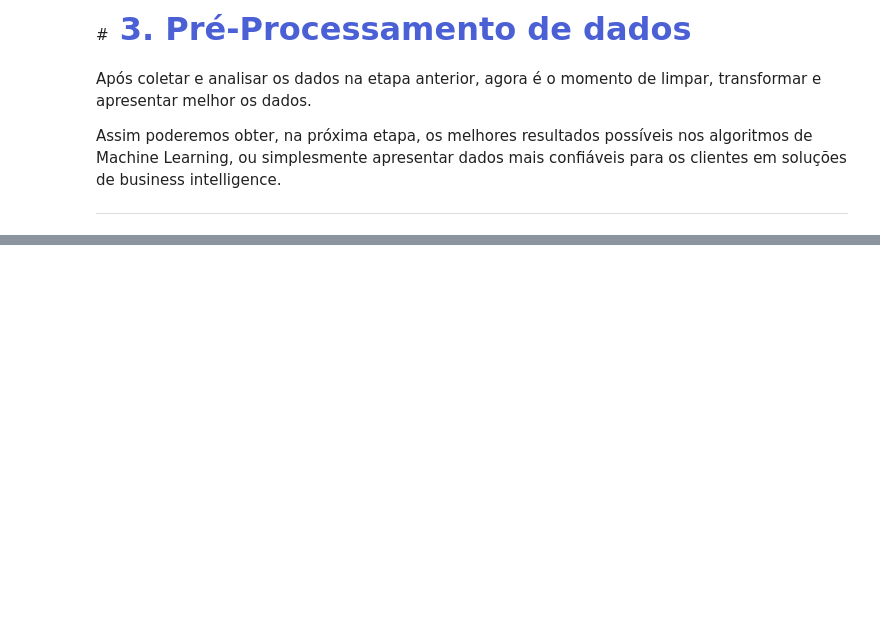
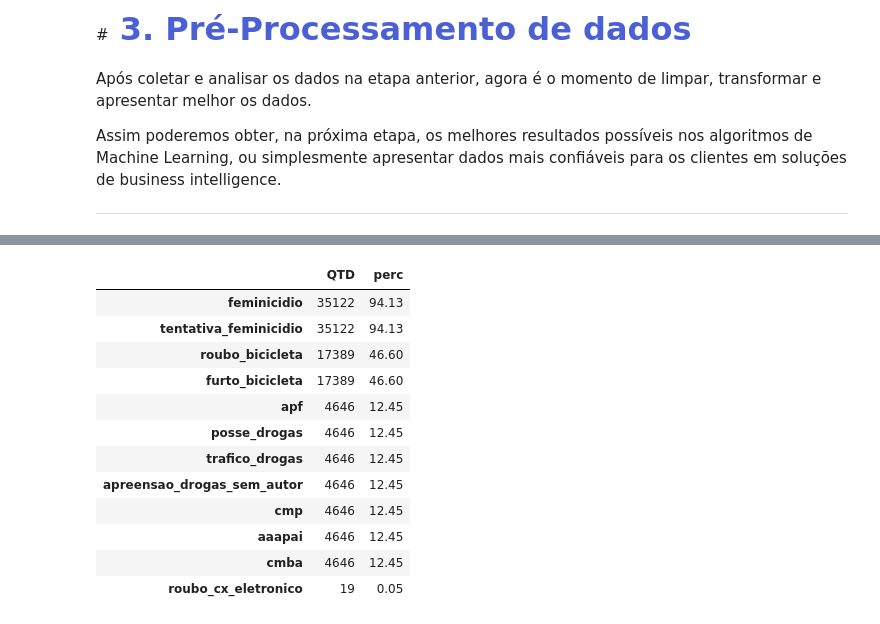
Before and after one commit to gabrielmprata/Info_seguranca_publica_rj, a Jupyter notebook: Info_seguranca_publica_rj.ipynb, the cells around one changed output, grey strips where cells are left out. Drawn from its saved outputs; the diff is of its cells as text; code cells hidden in the pictures; blank space fills up the shorter version.

```diff
--- a/Info_seguranca_publica_rj.ipynb
+++ b/Info_seguranca_publica_rj.ipynb
@@ -190,0 +204,4 @@ business intelligence.
+# %%
+df_ocorrencias.drop([
+				'mes_ano','mcirc','fase'
+             ], axis=1, inplace= True)
@@ -190,0 +215,29 @@ business intelligence.
+# %%
+#1)
+# cria um pd.series
+dfnull = df_ocorrencias.isnull().sum()
+
+# Converte series em dataframe
+dfnull = (dfnull.to_frame(name="QTD"))
+
+tot = len(df_ocorrencias) #Total de registros no dataset
+
+#Criano o atributo perc, para saber o percentual de registros nulo do atributo
+dfnull["perc"] = ((dfnull['QTD']/tot)*100).round(2)
+
+#Mostrar apenas os atributos com valores nulos, ordenando para o com mais linhas nulas
+dfnull.query('QTD > 0').sort_values(by='perc', ascending=False)
+# %% [output]
+|  | QTD | perc |
+| feminicidio | 35122 | 94.13 |
+| tentativa_feminicidio | 35122 | 94.13 |
+| roubo_bicicleta | 17389 | 46.60 |
+| furto_bicicleta | 17389 | 46.60 |
+| apf | 4646 | 12.45 |
+| posse_drogas | 4646 | 12.45 |
+| trafico_drogas | 4646 | 12.45 |
+| apreensao_drogas_sem_autor | 4646 | 12.45 |
+| cmp | 4646 | 12.45 |
+| aaapai | 4646 | 12.45 |
+| cmba | 4646 | 12.45 |
+| roubo_cx_eletronico | 19 | 0.05 |
```
Also changed, not shown: parts of 6 cells of this notebook.
